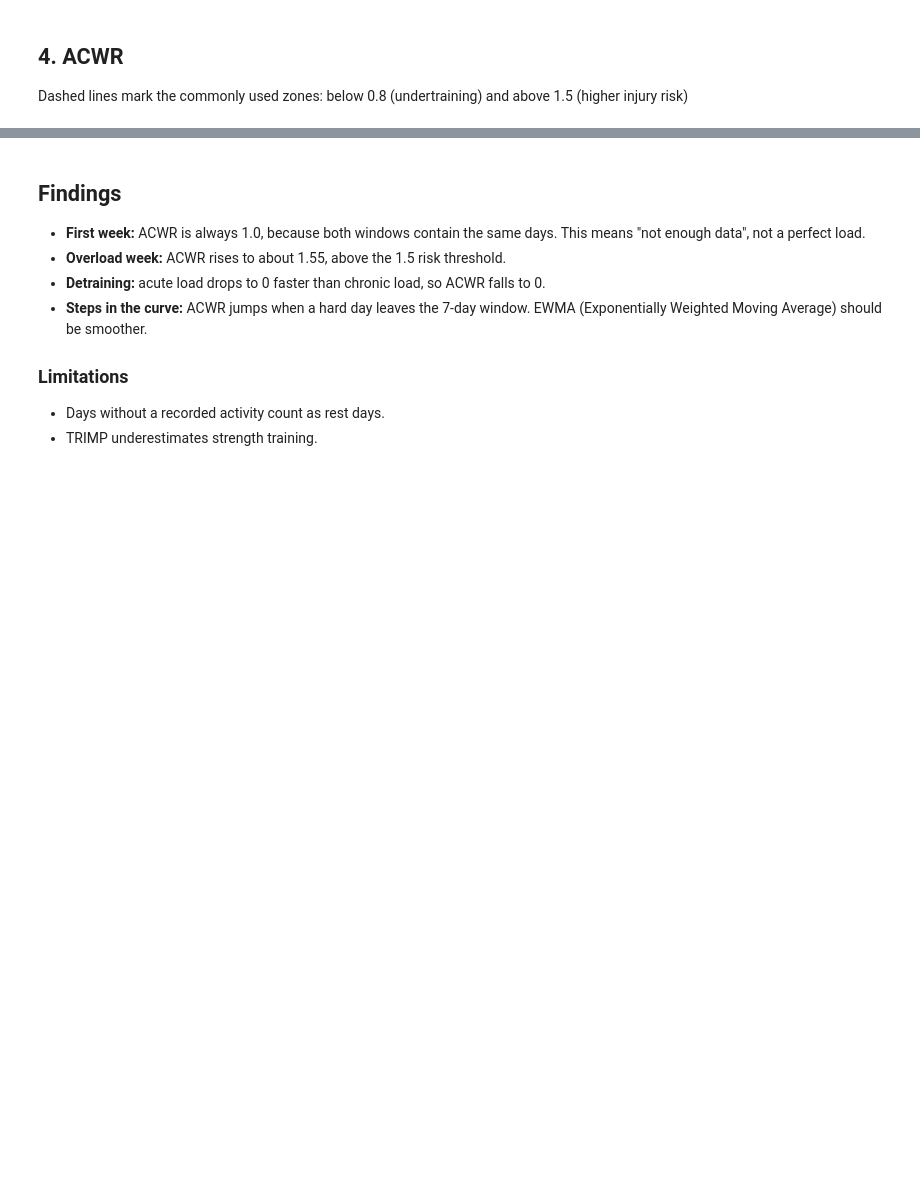
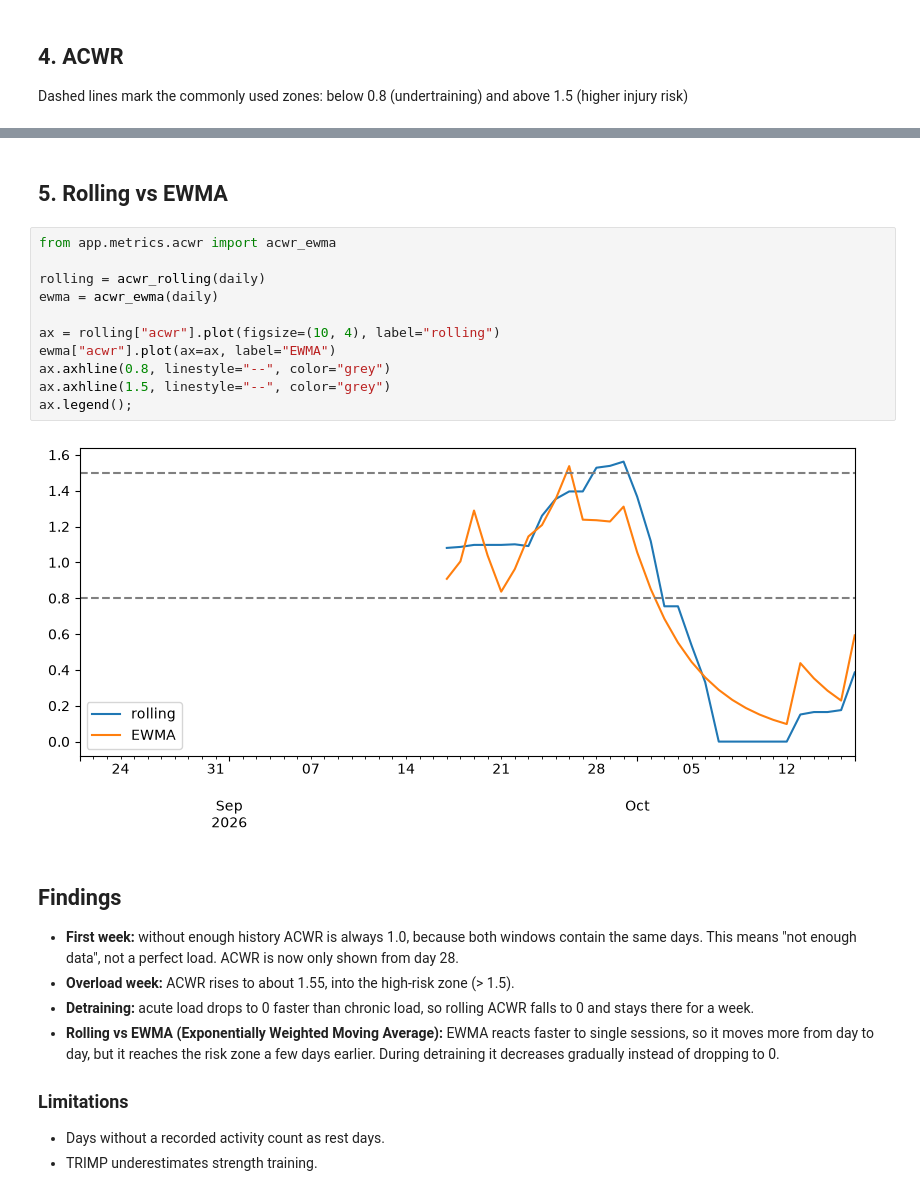
Before and after one commit to EmaToplek/supercomp, a Jupyter notebook: backend/notebooks/03_acwr_exploration.ipynb, the cells around one changed output, grey strips where cells are left out. Cells and saved outputs as stored; diff of their text form; blank space fills up the shorter version.

Commit message:
docs: compare rolling and EWMA ACWR in notebook (#5)

```diff
--- a/backend/notebooks/03_acwr_exploration.ipynb
+++ b/backend/notebooks/03_acwr_exploration.ipynb
@@ -107,11 +106,27 @@ ax.axhline(0.8, linestyle="--")
+# %% [markdown]
+## 5. Rolling vs EWMA
+# %%
+from app.metrics.acwr import acwr_ewma
+
+rolling = acwr_rolling(daily)
+ewma = acwr_ewma(daily)
+
+ax = rolling["acwr"].plot(figsize=(10, 4), label="rolling")
+ewma["acwr"].plot(ax=ax, label="EWMA")
+ax.axhline(0.8, linestyle="--", color="grey")
+ax.axhline(1.5, linestyle="--", color="grey")
+ax.legend();
+# %% [output]
+[figure, added]
 # %% [markdown]
 ## Findings
 
-- **First week:** ACWR is always 1.0, because both windows contain the
-  same days. This means "not enough data", not a perfect load.
-- **Overload week:** ACWR rises to about 1.55, above the 1.5 risk threshold.
-- **Detraining:** acute load drops to 0 faster than chronic load, so ACWR falls to 0.
-- **Steps in the curve:** ACWR jumps when a hard day leaves the 7-day window. EWMA (Exponentially Weighted Moving Average) should be smoother.
+- **First week:** without enough history ACWR is always 1.0, because both windows contain the same days. This means "not enough data", not a
+  perfect load. ACWR is now only shown from day 28.
+- **Overload week:** ACWR rises to about 1.55, into the high-risk zone (> 1.5).
+- **Detraining:** acute load drops to 0 faster than chronic load, so rolling ACWR falls to 0 and stays there for a week.
+- **Rolling vs EWMA (Exponentially Weighted Moving Average):** EWMA reacts faster to single sessions, so it moves more from day to day, but it
+  reaches the risk zone a few days earlier. During detraining it decreases gradually instead of dropping to 0.
 
 ### Limitations
 
```
Also changed, not shown: parts of 6 cells of this notebook.
